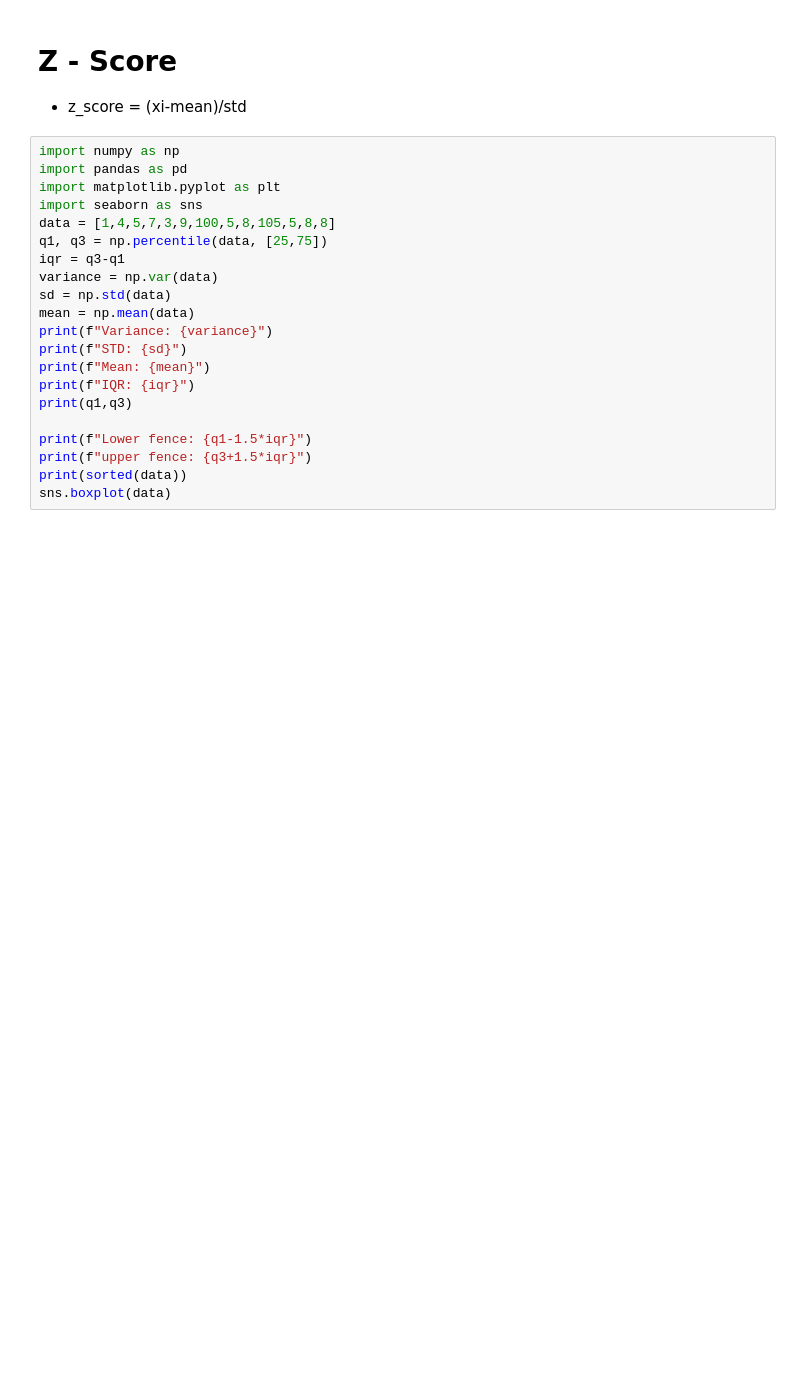
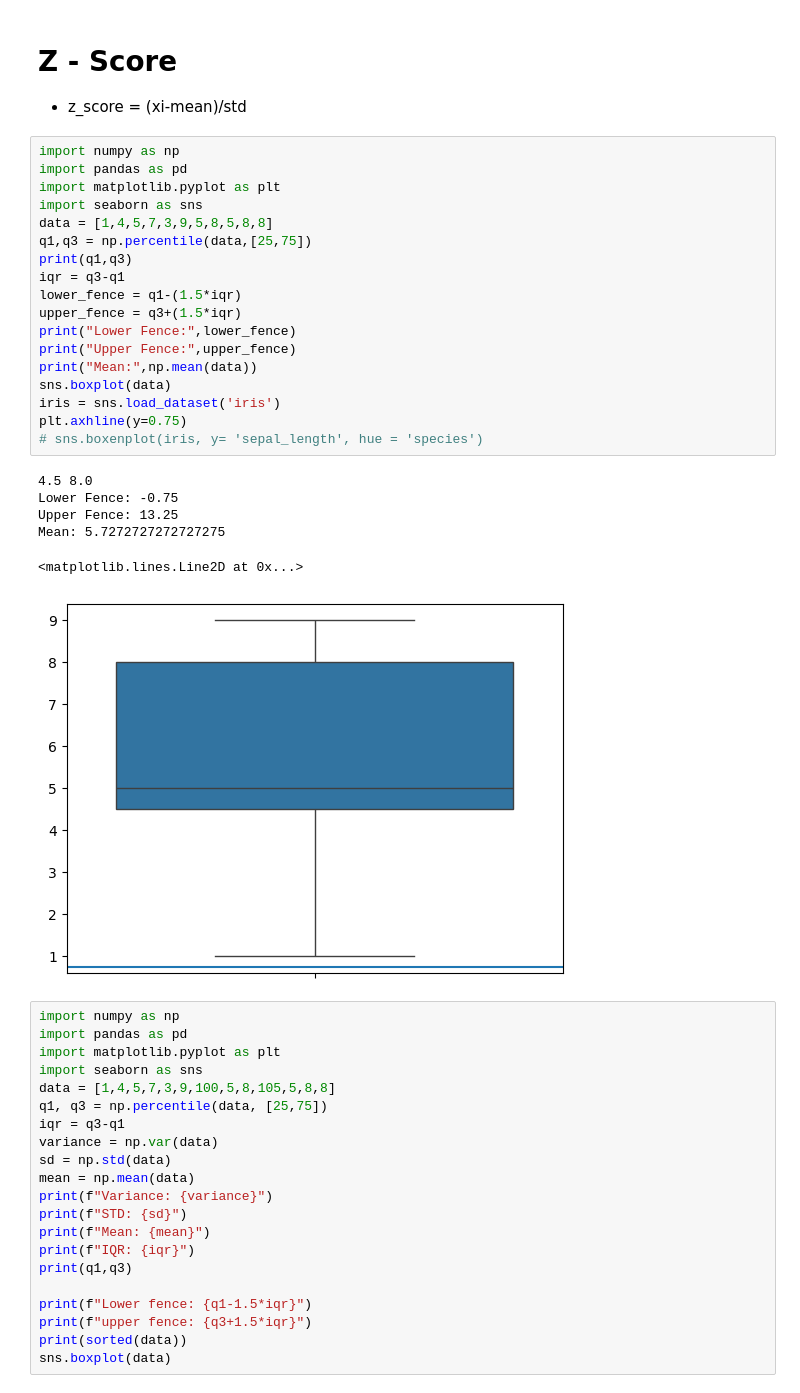
Before and after one commit to memonY49/SMIT-02-2025-AI-Data-Science-Yasir-B, a Jupyter notebook: Statistics_practice.ipynb, the cells around one changed output. Cells and saved outputs as stored; diff of their text form; blank space fills up the shorter version.

```diff
--- a/Statistics_practice.ipynb
+++ b/Statistics_practice.ipynb
@@ -53,6 +53,31 @@ eg:
 # %% [markdown]
 # Z - Score
 - z_score = (xi-mean)/std
+# %%
+import numpy as np
+import pandas as pd
+import matplotlib.pyplot as plt
+import seaborn as sns
+data = [1,4,5,7,3,9,5,8,5,8,8]
+q1,q3 = np.percentile(data,[25,75])
+print(q1,q3)
+iqr = q3-q1
+lower_fence = q1-(1.5*iqr)
+upper_fence = q3+(1.5*iqr)
+print("Lower Fence:",lower_fence)
+print("Upper Fence:",upper_fence)
+print("Mean:",np.mean(data))
+sns.boxplot(data)
+iris = sns.load_dataset('iris')
+plt.axhline(y=0.75)
+# sns.boxenplot(iris, y= 'sepal_length', hue = 'species')
+# %% [output]
+4.5 8.0
+Lower Fence: -0.75
+Upper Fence: 13.25
+Mean: 5.7272727272727275
+<matplotlib.lines.Line2D at 0x...>
+[figure, added]
 # %%
 import numpy as np
 import pandas as pd
```
Also changed, not shown: 11 other files.
